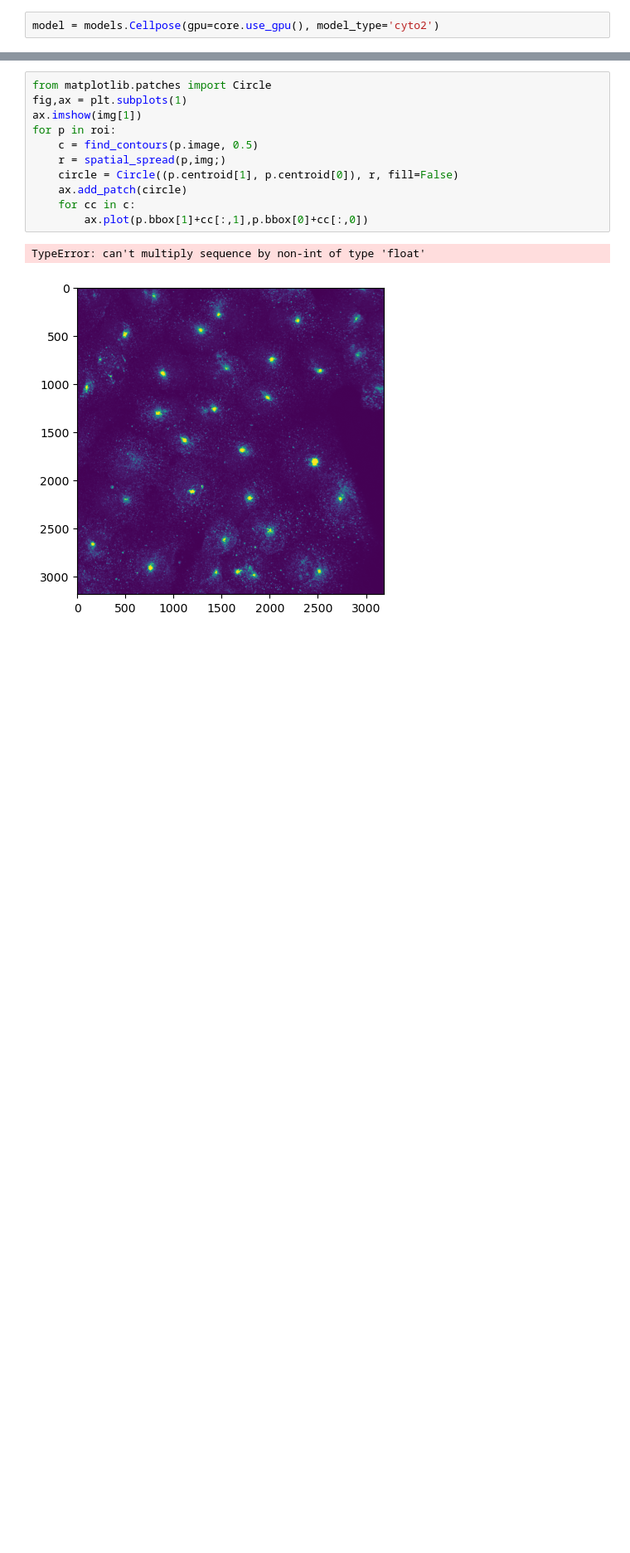
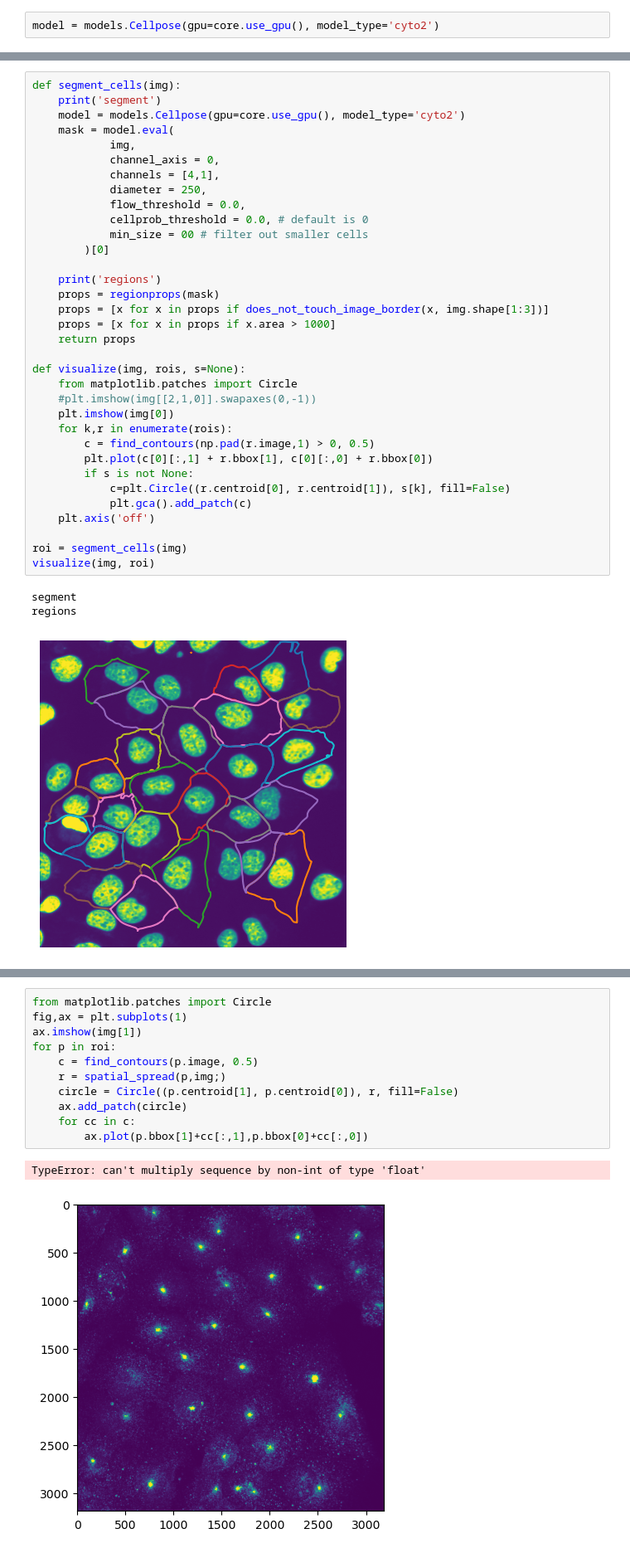
Before and after one commit to jboulanger/sganalysis, a Jupyter notebook: Untitled-2.ipynb, the cells around one changed output, grey strips where cells are left out. Shown at 83% size. Cells and saved outputs as stored; diff of their text form; blank space fills up the shorter version.

```diff
--- a/Untitled-2.ipynb
+++ b/Untitled-2.ipynb
@@ -181,0 +158,38 @@ visualize(filelist['Filename'][0], roi, df)
+# %%
+def segment_cells(img):
+    print('segment')
+    model = models.Cellpose(gpu=core.use_gpu(), model_type='cyto2')
+    mask = model.eval(
+            img,
+            channel_axis = 0,
+            channels = [4,1],
+            diameter = 250,
+            flow_threshold = 0.0,
+            cellprob_threshold = 0.0, # default is 0
+            min_size = 00 # filter out smaller cells
+        )[0]
+
+    print('regions')
+    props = regionprops(mask)
+    props = [x for x in props if does_not_touch_image_border(x, img.shape[1:3])]
+    props = [x for x in props if x.area > 1000]
+    return props
+
+def visualize(img, rois, s=None):
+    from matplotlib.patches import Circle
+    #plt.imshow(img[[2,1,0]].swapaxes(0,-1))
+    plt.imshow(img[0])
+    for k,r in enumerate(rois):
+        c = find_contours(np.pad(r.image,1) > 0, 0.5)
+        plt.plot(c[0][:,1] + r.bbox[1], c[0][:,0] + r.bbox[0])
+        if s is not None:
+            c=plt.Circle((r.centroid[0], r.centroid[1]), s[k], fill=False)
+            plt.gca().add_patch(c)
+    plt.axis('off')
+
+roi = segment_cells(img)
+visualize(img, roi)
+# %% [output]
+segment
+regions
+[figure, added]
```
Also changed, not shown: parts of 13 cells of this notebook.
